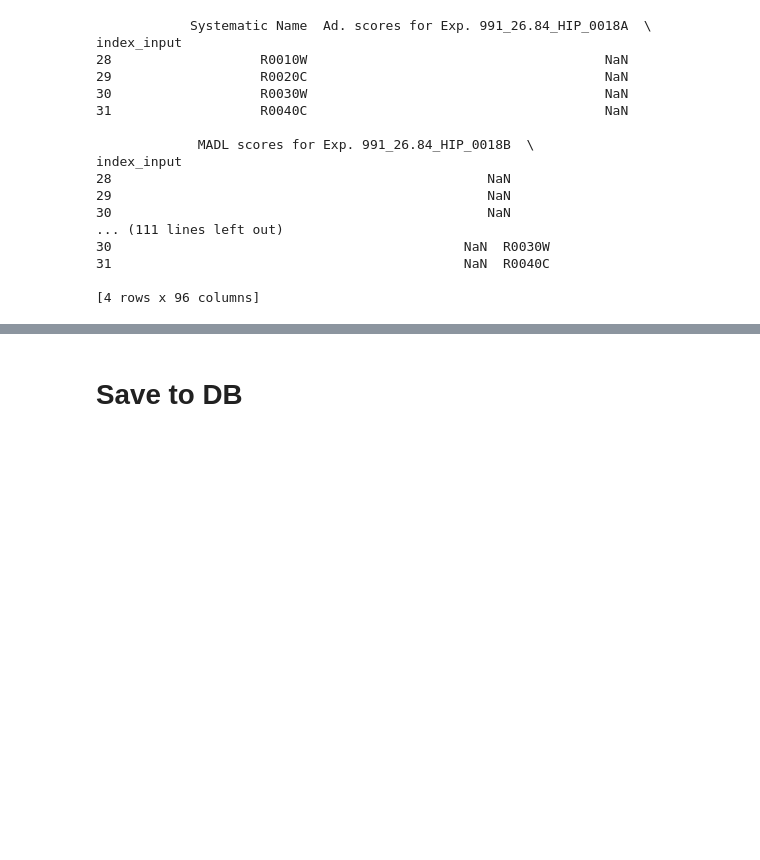
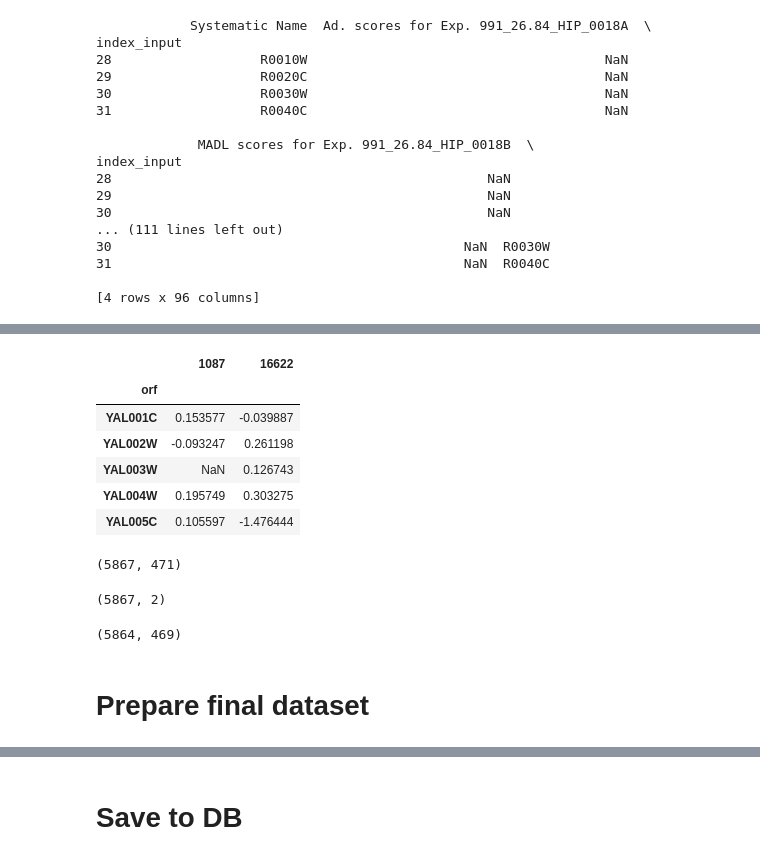
Before and after one commit to yeastphenome/yp-data, a Jupyter notebook: Datasets/24360837/code.ipynb, the cells around one changed output, grey strips where cells are left out. Saved outputs shown, nothing was run; the diff lists cells and outputs as text; code cells hidden in the pictures; blank space fills up the shorter version.

```diff
--- a/Datasets/24360837/code.ipynb
+++ b/Datasets/24360837/code.ipynb
@@ -112,0 +335,10 @@ dataset_ids = [1087, 16622]
+# %%
+data_benomyl.head()
+# %% [output]
+|  | 1087 | 16622 |
+| orf |  |  |
+| YAL001C | 0.153577 | -0.039887 |
+| YAL002W | -0.093247 | 0.261198 |
+| YAL003W | NaN | 0.126743 |
+| YAL004W | 0.195749 | 0.303275 |
+| YAL005C | 0.105597 | -1.476444 |
@@ -113 +347,15 @@ dataset_ids = [1087, 16622]
+# %%
+data_final.shape
+# %% [output]
+(5867, 471)
+# %%
+data_benomyl.shape
+# %% [output]
+(5867, 2)
+# %%
+original_data.shape
+# %% [output]
+(5864, 469)
+# %% [markdown]
+# Prepare final dataset
 # %%
```
Also changed, not shown: parts of 62 cells of this notebook, 7 other files.
